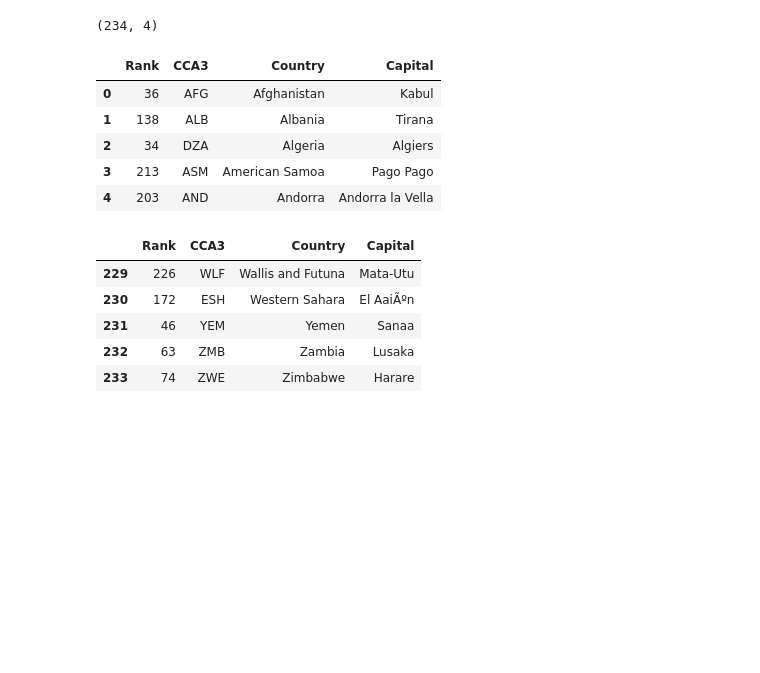
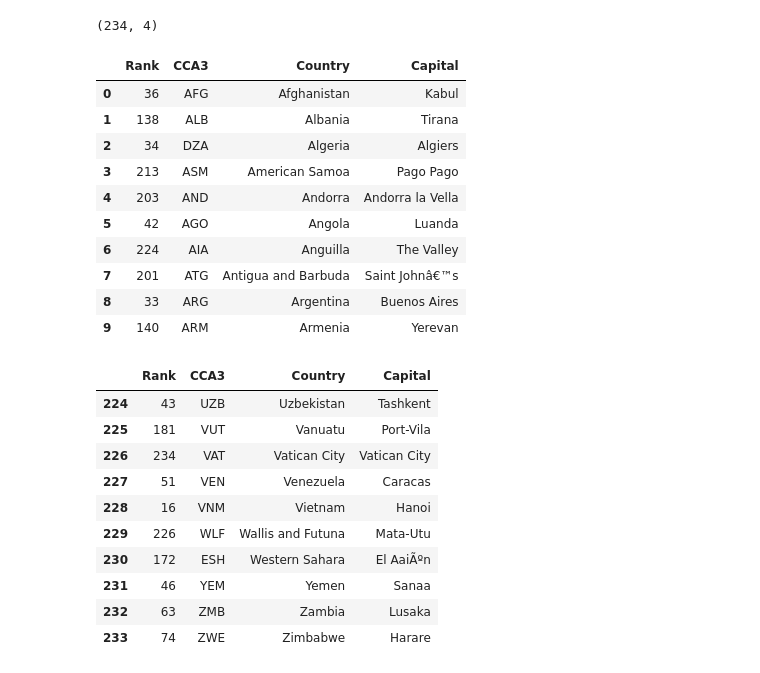
Before and after one commit to alghif4ri/Python-Pandas-Learning, a Jupyter notebook: Reading In Files.ipynb, the cells around one changed output. Saved outputs shown, nothing was run; the diff lists cells and outputs as text; code cells hidden in the pictures; blank space fills up the shorter version.

```diff
--- a/Reading In Files.ipynb
+++ b/Reading In Files.ipynb
@@ -86,18 +91,30 @@ df2.shape
 # %% [output]
 (234, 4)
 # %%
-df2.head()
+#to show first 5 data on dataframe
+df2.head(10)
 # %% [output]
 |  | Rank | CCA3 | Country | Capital |
 | 0 | 36 | AFG | Afghanistan | Kabul |
 | 1 | 138 | ALB | Albania | Tirana |
 | 2 | 34 | DZA | Algeria | Algiers |
 | 3 | 213 | ASM | American Samoa | Pago Pago |
 | 4 | 203 | AND | Andorra | Andorra la Vella |
+| 5 | 42 | AGO | Angola | Luanda |
+| 6 | 224 | AIA | Anguilla | The Valley |
+| 7 | 201 | ATG | Antigua and Barbuda | Saint Johnâ€™s |
+| 8 | 33 | ARG | Argentina | Buenos Aires |
+| 9 | 140 | ARM | Armenia | Yerevan |
 # %%
-df2.tail()
+#to show last 5 data on dataframe
+df2.tail(10)
 # %% [output]
 |  | Rank | CCA3 | Country | Capital |
+| 224 | 43 | UZB | Uzbekistan | Tashkent |
+| 225 | 181 | VUT | Vanuatu | Port-Vila |
+| 226 | 234 | VAT | Vatican City | Vatican City |
+| 227 | 51 | VEN | Venezuela | Caracas |
+| 228 | 16 | VNM | Vietnam | Hanoi |
 | 229 | 226 | WLF | Wallis and Futuna | Mata-Utu |
 | 230 | 172 | ESH | Western Sahara | El AaiÃºn |
 | 231 | 46 | YEM | Yemen | Sanaa |
```
Also changed, not shown: parts of 11 cells of this notebook.
